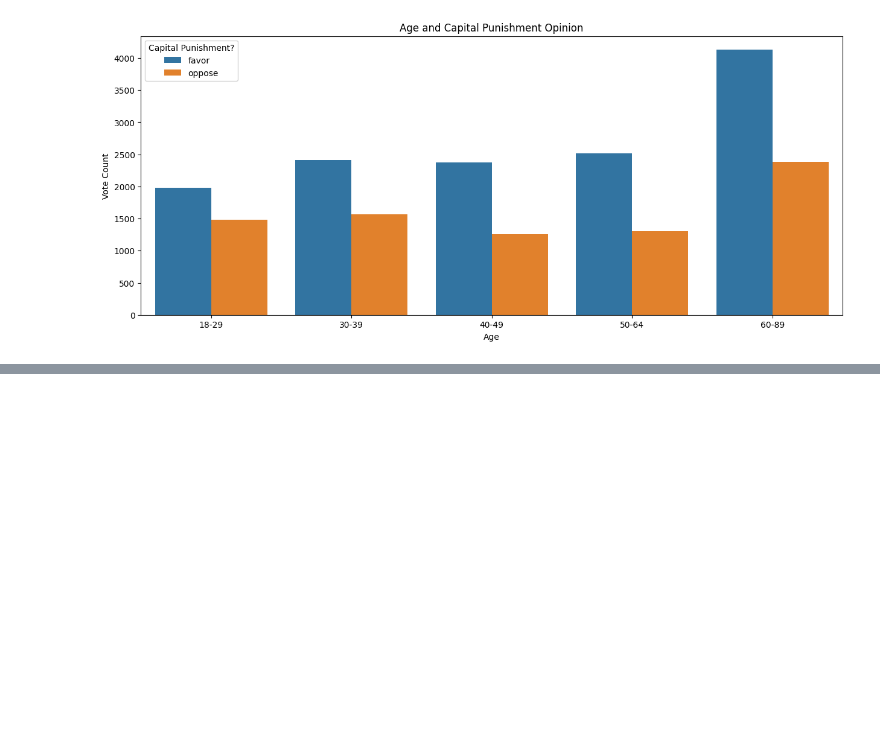
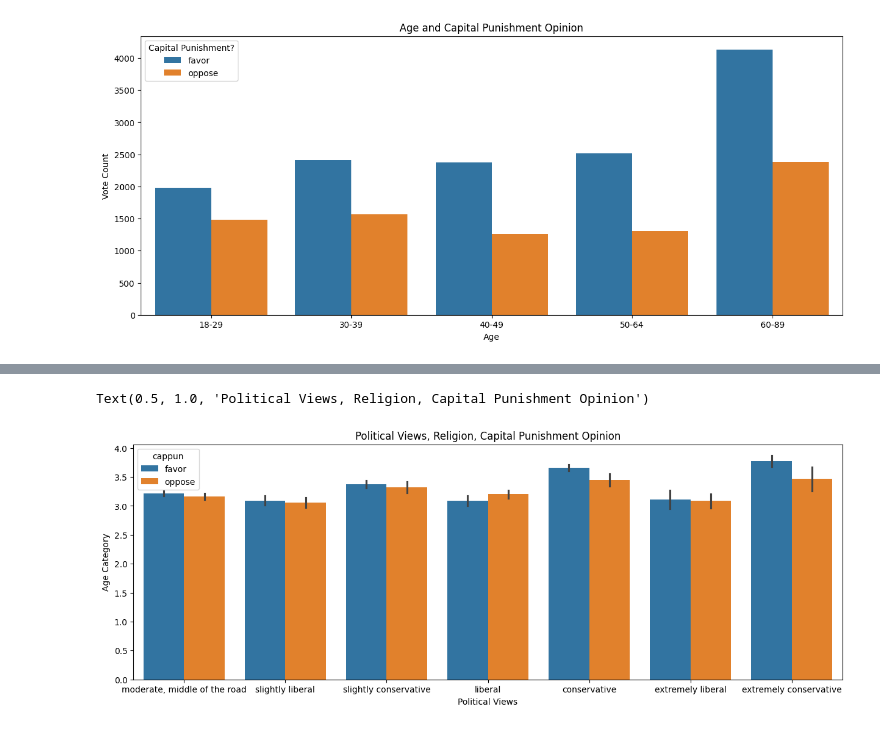
Before and after one commit to kieramurphy37/project_gss, a Jupyter notebook: RESULTS_CONCLUSIONS.ipynb, the cells around one changed output, grey strips where cells are left out. Cells and saved outputs as stored; diff of their text form; code cells hidden in the pictures; blank space fills up the shorter version.

```diff
--- a/RESULTS_CONCLUSIONS.ipynb
+++ b/RESULTS_CONCLUSIONS.ipynb
@@ -50,0 +127,16 @@ Text(0.5, 1.0, 'Age and Capital Punishment Opinion')
+# %%
+data_from_groupby = {'religion': ['buddhism', 'buddhism' , 'catholic', 'catholic', 'christianity', 'christianity', 'hinduism' ,'hinduism',
+                                  'jewish', 'jewish', 'muslim/islam', 'muslim/islam', 'native american', 'native american' , 'none/other' , 'none/other', 'protestant' , 'protestant'],
+    'Capital Punishment?': ['favor', 'oppose', 'favor', 'oppose', 'favor', 'oppose', 'favor', 'oppose', 'favor', 'oppose', 'favor', 'oppose', 'favor', 'oppose', 'favor', 'oppose', 'favor', 'oppose',],
+    'count': [94, 88, 2956, 1893, 541, 292, 55, 53, 203, 157, 69, 57, 13, 9, 2930, 2294, 6749, 3286]
+}
+df = pd.DataFrame(data_from_groupby)
+
+plt.figure(figsize=(15, 5))
+sns.barplot(x='polviews', y='age_category', hue='cappun', data=df)
+plt.xlabel('Political Views')
+plt.ylabel('Age Category')
+plt.title('Political Views, Religion, Capital Punishment Opinion')
+# %% [output]
+Text(0.5, 1.0, 'Political Views, Religion, Capital Punishment Opinion')
+[figure, added]
```
Also changed, not shown: parts of 7 cells of this notebook.
